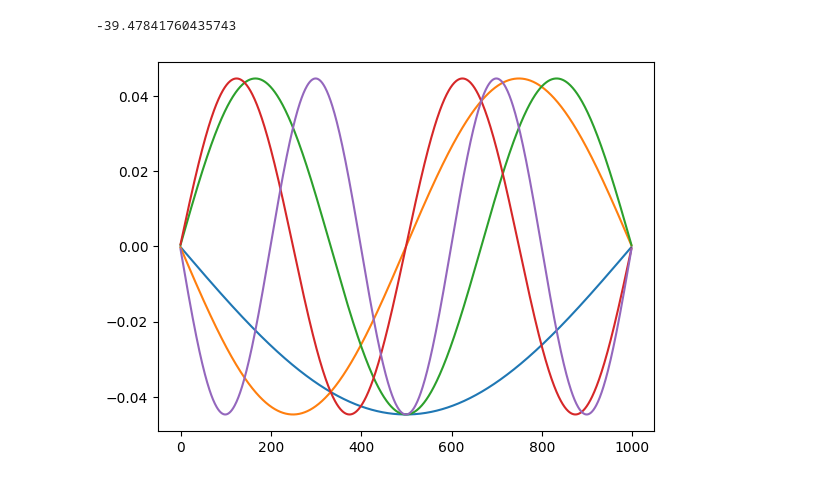
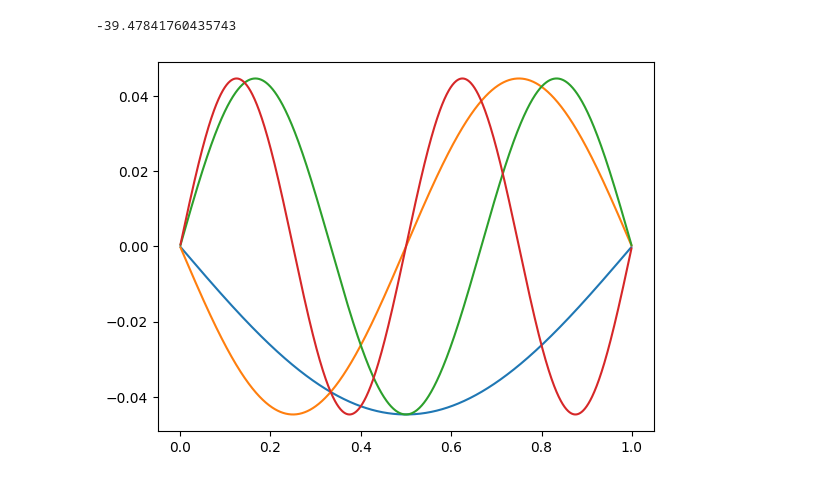
Before and after one commit to alucantonio/data_science, a Jupyter notebook: python/numpy.ipynb, the cells around one changed output. Saved outputs shown, nothing was run; the diff lists cells and outputs as text; code cells hidden in the pictures.

```diff
--- a/python/numpy.ipynb
+++ b/python/numpy.ipynb
@@ -297,9 +303,20 @@ print(pi_approx)
 # %%
-N = 1000
-x = np.linspace(0,1,N+1)
-dx = x[1]-x[0]
+def build_matrix(N):
+    """ Build the tridiagonal matrix.
 
-main_diag = -2*np.ones(N-1)
-off_diag = np.ones(N-2)
-derivative_matrix = (np.diag(main_diag) + np.diag(off_diag, k=1)+ np.diag(off_diag, k=-1))/dx**2
-LHS_matrix = derivative_matrix
+    Args:
+        N (int): size of the matrix.
+
+    Returns:
+        the tridiagonal matrix NxN needed.
+    """
+    main_diag = -2*np.ones(N-1)
+    off_diag = np.ones(N-2)
+    derivative_matrix = (np.diag(main_diag) + np.diag(off_diag, k=1)+ np.diag(off_diag, k=-1))
+    return derivative_matrix
+# %%
+N = 1000
+x = np.linspace(0,1,N+1)
+h = x[1]-x[0]
+trid_matrix = build_matrix(N)
+trid_matrix
@@ -306,5 +331,6 @@ LHS_matrix = derivative_matrix
 # %%
-w, v = np.linalg.eigh(LHS_matrix)
+derivative_matrix = 1/(h**2)*trid_matrix
+w, v = np.linalg.eigh(derivative_matrix)
 # %%
 w[-2]
 # %% [output]
@@ -314,7 +340,8 @@ w[-2]
 # %% [output]
 -39.47841760435743
 # %%
-for i in range(1,6):
-    plt.plot(v[:,-i])
+# plot some the 5 eigenvectors related to the 5 smallest eigenvalues
+for i in range(1,5):
+    plt.plot(x[1:-1],v[:,-i])
 # %% [output]
-[figure, old version]
+[figure, new version]
```
Also changed, not shown: parts of 3 cells of this notebook.
